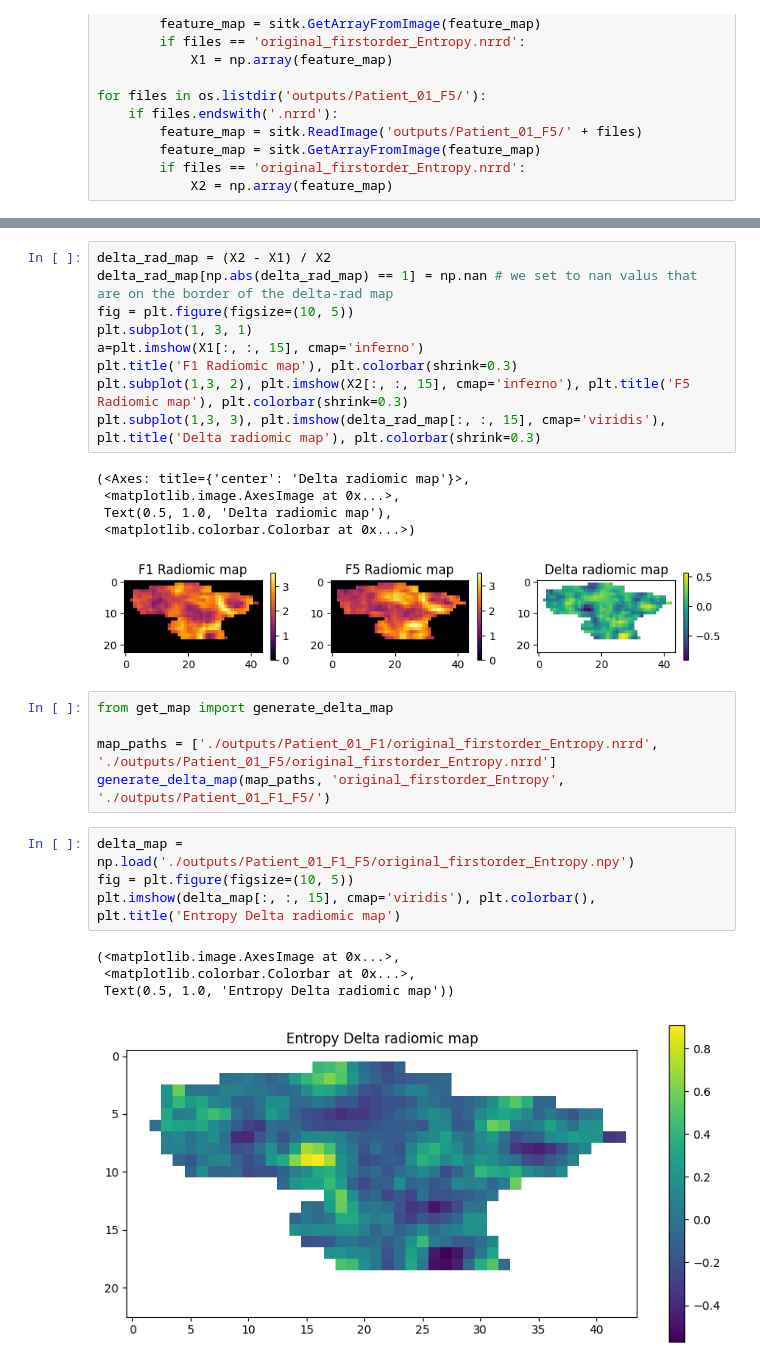
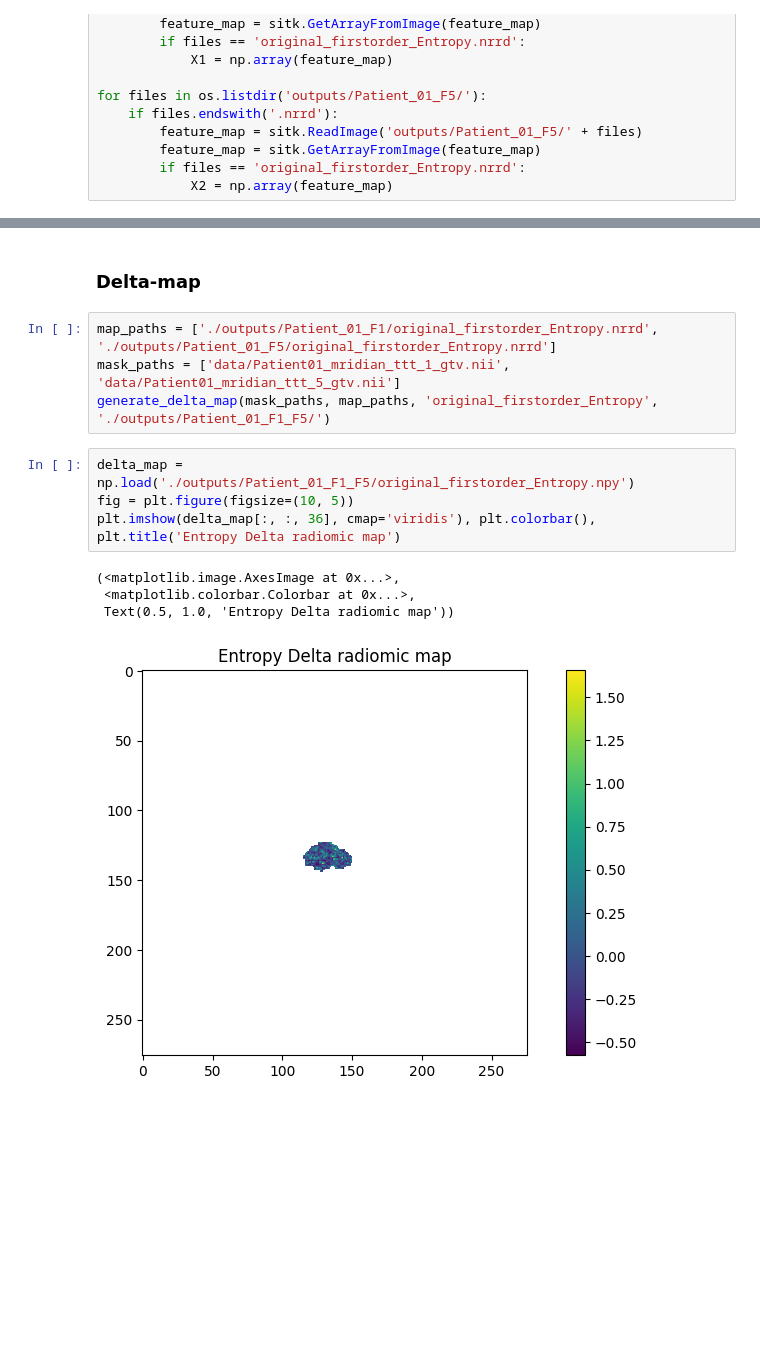
Before and after one commit to ftach/delta-rad, a Jupyter notebook: rad_maps/test.ipynb, the cells around one changed output, grey strips where cells are left out. Cells and saved outputs as stored; diff of their text form; blank space fills up the shorter version.

Commit message:
adapted notebook and big script to new delta rad computations, but orientation issue

```diff
--- a/rad_maps/test.ipynb
+++ b/rad_maps/test.ipynb
@@ -324,29 +274,15 @@ X1 shape:  (23, 44, 31) X2 shape:  (23, 44, 31)
-# %%
-delta_rad_map = (X2 - X1) / X2
-delta_rad_map[np.abs(delta_rad_map) == 1] = np.nan # we set to nan valus that are on the border of the delta-rad map
-fig = plt.figure(figsize=(10, 5))
-plt.subplot(1, 3, 1)
-a=plt.imshow(X1[:, :, 15], cmap='inferno')
-plt.title('F1 Radiomic map'), plt.colorbar(shrink=0.3)
-plt.subplot(1,3, 2), plt.imshow(X2[:, :, 15], cmap='inferno'), plt.title('F5 Radiomic map'), plt.colorbar(shrink=0.3)
-plt.subplot(1,3, 3), plt.imshow(delta_rad_map[:, :, 15], cmap='viridis'), plt.title('Delta radiomic map'), plt.colorbar(shrink=0.3)
-# %% [output]
-(<Axes: title={'center': 'Delta radiomic map'}>,
- <matplotlib.image.AxesImage at 0x...>,
- Text(0.5, 1.0, 'Delta radiomic map'),
- <matplotlib.colorbar.Colorbar at 0x...>)
-[figure, removed]
+# %% [markdown]
+### Delta-map
 # %%
-from get_map import generate_delta_map
-
 map_paths = ['./outputs/Patient_01_F1/original_firstorder_Entropy.nrrd', './outputs/Patient_01_F5/original_firstorder_Entropy.nrrd']
-generate_delta_map(map_paths, 'original_firstorder_Entropy', './outputs/Patient_01_F1_F5/')
+mask_paths = ['data/Patient01_mridian_ttt_1_gtv.nii', 'data/Patient01_mridian_ttt_5_gtv.nii']
+generate_delta_map(mask_paths, map_paths, 'original_firstorder_Entropy', './outputs/Patient_01_F1_F5/')
 # %%
 delta_map = np.load('./outputs/Patient_01_F1_F5/original_firstorder_Entropy.npy')
 fig = plt.figure(figsize=(10, 5))
-plt.imshow(delta_map[:, :, 15], cmap='viridis'), plt.colorbar(), plt.title('Entropy Delta radiomic map')
+plt.imshow(delta_map[:, :, 36], cmap='viridis'), plt.colorbar(), plt.title('Entropy Delta radiomic map')
 # %% [output]
 (<matplotlib.image.AxesImage at 0x...>,
  <matplotlib.colorbar.Colorbar at 0x...>,
  Text(0.5, 1.0, 'Entropy Delta radiomic map'))
-[figure, old version]
+[figure, new version]
```
Also changed, not shown: parts of 8 cells of this notebook, 1 other file.
